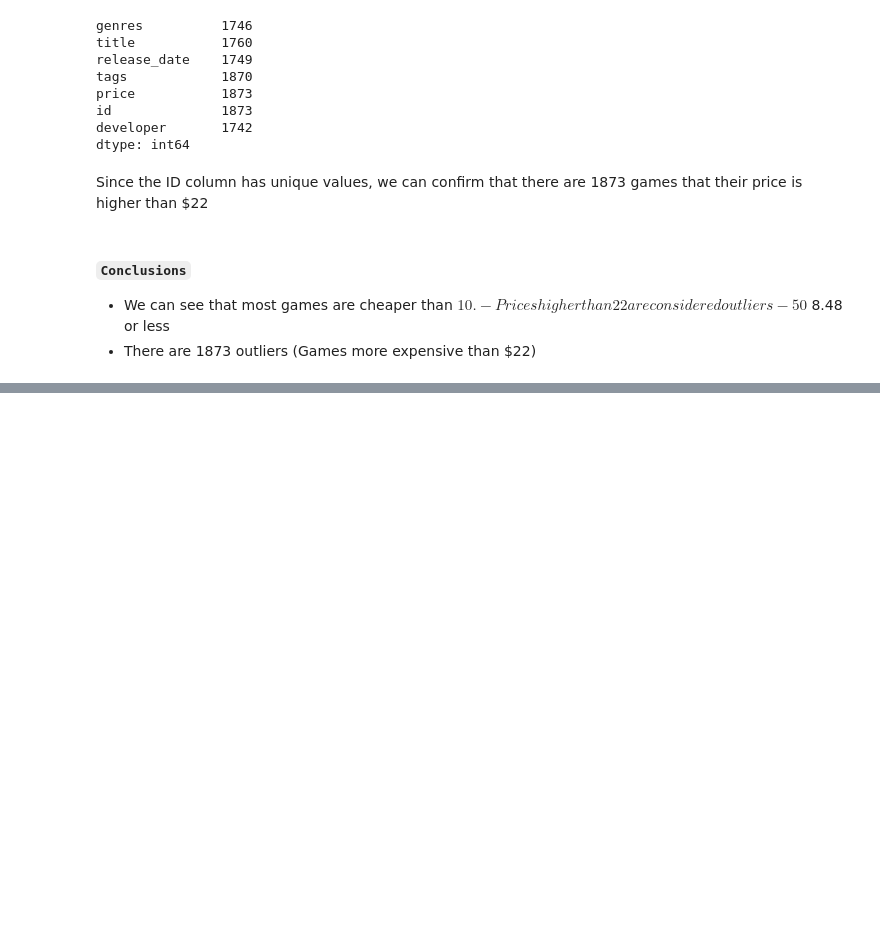
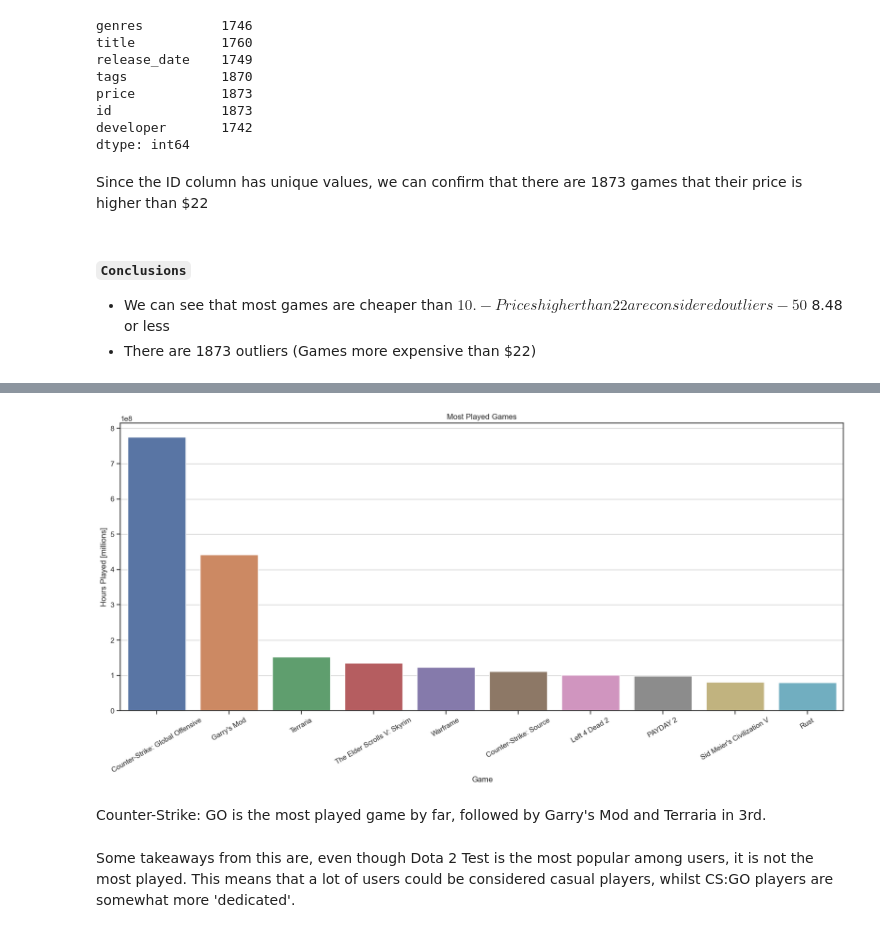
Before and after one commit to PatoMarzi/Steam_ML, a Jupyter notebook: EDA.ipynb, the cells around one changed output, grey strips where cells are left out. Cells and saved outputs as stored; diff of their text form; code cells hidden in the pictures; blank space fills up the shorter version.

```diff
--- a/EDA.ipynb
+++ b/EDA.ipynb
@@ -120,0 +214,5 @@ Since the ID column has unique values, we can confirm that there are 1873 games
+# %%
+# items.head(0), steam.head(0), review.head(0)
+df = items.groupby(by = 'item_name')['playtime_forever'].sum()
+df = df.nlargest(10)
+df
@@ -120,0 +232,15 @@ Since the ID column has unique values, we can confirm that there are 1873 games
+# %%
+plt.figure(figsize= (20, 8))
+sns.barplot(x = df.index, y = df.values)
+plt.title('Most Played Games')
+plt.xticks(rotation = 30)
+plt.ylabel('Hours Played [millions]')
+plt.xlabel('Game')
+plt.grid(axis = 'y')
+# %% [output]
+[figure, added]
+# %% [markdown]
+Counter-Strike: GO is the most played game by far, followed by Garry's Mod and Terraria in 3rd.
+# %% [markdown]
+Some takeaways from this are, even though Dota 2 Test is the most popular among users, it is not the most played.
+This means that a lot of users could be considered casual players, whilst CS:GO players are somewhat more 'dedicated'.
```
Also changed, not shown: parts of 13 cells of this notebook.
